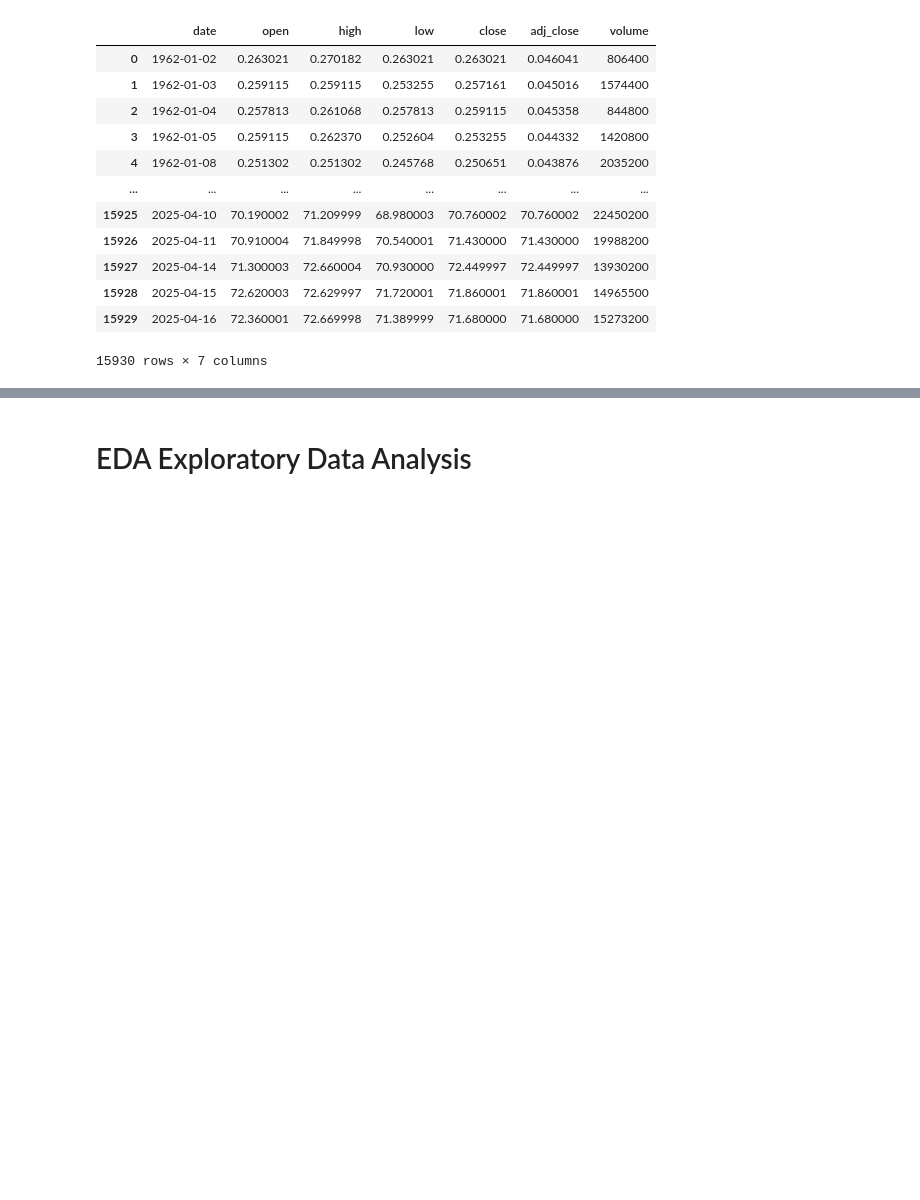
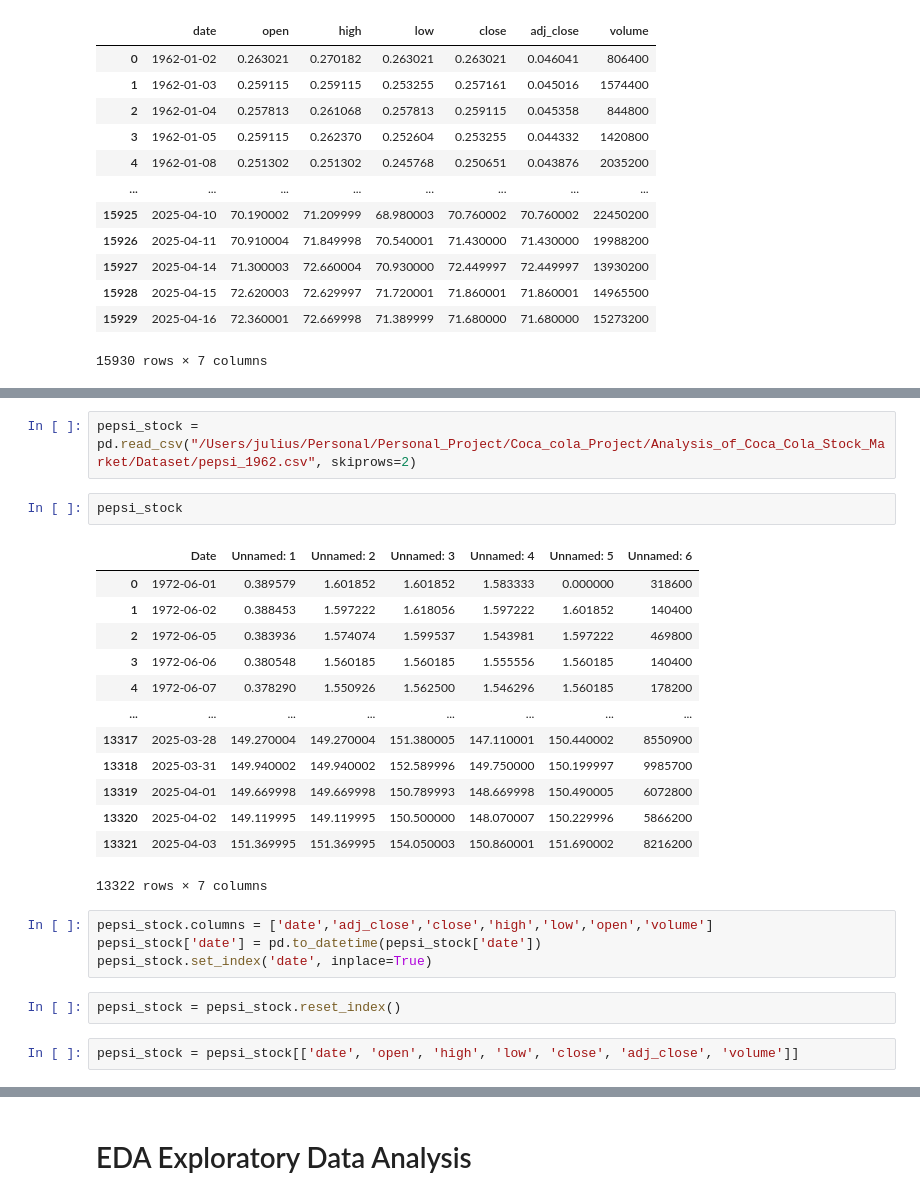
Before and after one commit to JuliusViktor/Analysis_of_Coca_Cola_Stock_Market, a Jupyter notebook: Script/Analysis_Of_Coca_Cola_Stock_Market.ipynb, the cells around one changed output, grey strips where cells are left out. Cells and saved outputs as stored; diff of their text form; blank space fills up the shorter version.

```diff
--- a/Script/Analysis_Of_Coca_Cola_Stock_Market.ipynb
+++ b/Script/Analysis_Of_Coca_Cola_Stock_Market.ipynb
@@ -128,0 +173,26 @@ cola_stock
+# %%
+pepsi_stock = pd.read_csv("/Users/julius/Personal/Personal_Project/Coca_cola_Project/Analysis_of_Coca_Cola_Stock_Market/Dataset/pepsi_1962.csv", skiprows=2)
+# %%
+pepsi_stock
+# %% [output]
+|  | Date | Unnamed: 1 | Unnamed: 2 | Unnamed: 3 | Unnamed: 4 | Unnamed: 5 | Unnamed: 6 |
+| 0 | 1972-06-01 | 0.389579 | 1.601852 | 1.601852 | 1.583333 | 0.000000 | 318600 |
+| 1 | 1972-06-02 | 0.388453 | 1.597222 | 1.618056 | 1.597222 | 1.601852 | 140400 |
+| 2 | 1972-06-05 | 0.383936 | 1.574074 | 1.599537 | 1.543981 | 1.597222 | 469800 |
+| 3 | 1972-06-06 | 0.380548 | 1.560185 | 1.560185 | 1.555556 | 1.560185 | 140400 |
+| 4 | 1972-06-07 | 0.378290 | 1.550926 | 1.562500 | 1.546296 | 1.560185 | 178200 |
+| ... | ... | ... | ... | ... | ... | ... | ... |
+| 13317 | 2025-03-28 | 149.270004 | 149.270004 | 151.380005 | 147.110001 | 150.440002 | 8550900 |
+| 13318 | 2025-03-31 | 149.940002 | 149.940002 | 152.589996 | 149.750000 | 150.199997 | 9985700 |
+| 13319 | 2025-04-01 | 149.669998 | 149.669998 | 150.789993 | 148.669998 | 150.490005 | 6072800 |
+| 13320 | 2025-04-02 | 149.119995 | 149.119995 | 150.500000 | 148.070007 | 150.229996 | 5866200 |
+| 13321 | 2025-04-03 | 151.369995 | 151.369995 | 154.050003 | 150.860001 | 151.690002 | 8216200 |
+13322 rows × 7 columns
+# %%
+pepsi_stock.columns = ['date','adj_close','close','high','low','open','volume']
+pepsi_stock['date'] = pd.to_datetime(pepsi_stock['date'])
+pepsi_stock.set_index('date', inplace=True)
+# %%
+pepsi_stock = pepsi_stock.reset_index()
+# %%
+pepsi_stock = pepsi_stock[['date', 'open', 'high', 'low', 'close', 'adj_close', 'volume']]
```
Also changed, not shown: parts of 21 cells of this notebook, 4 other files.
